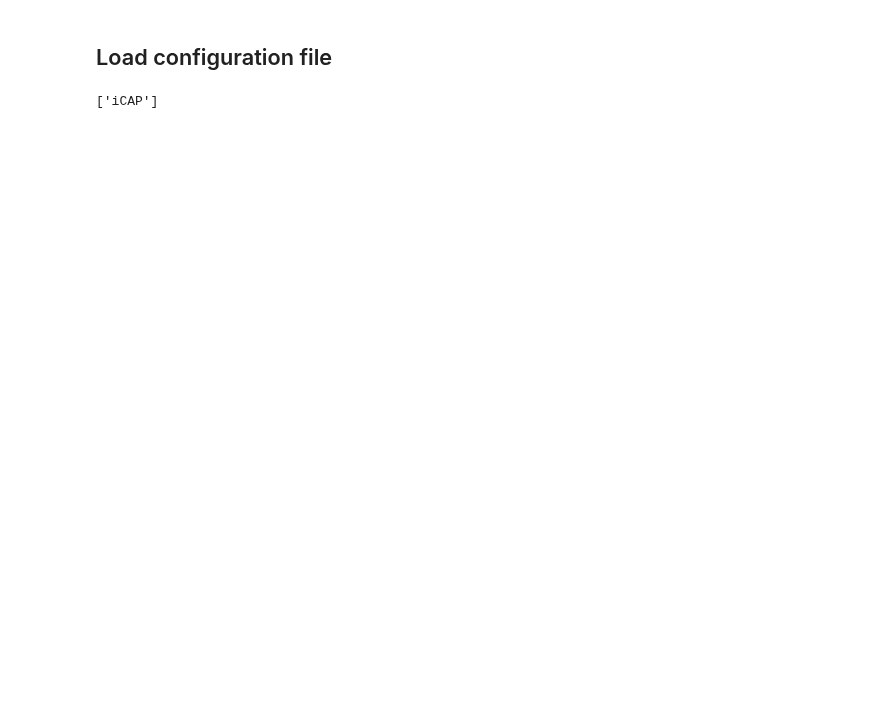
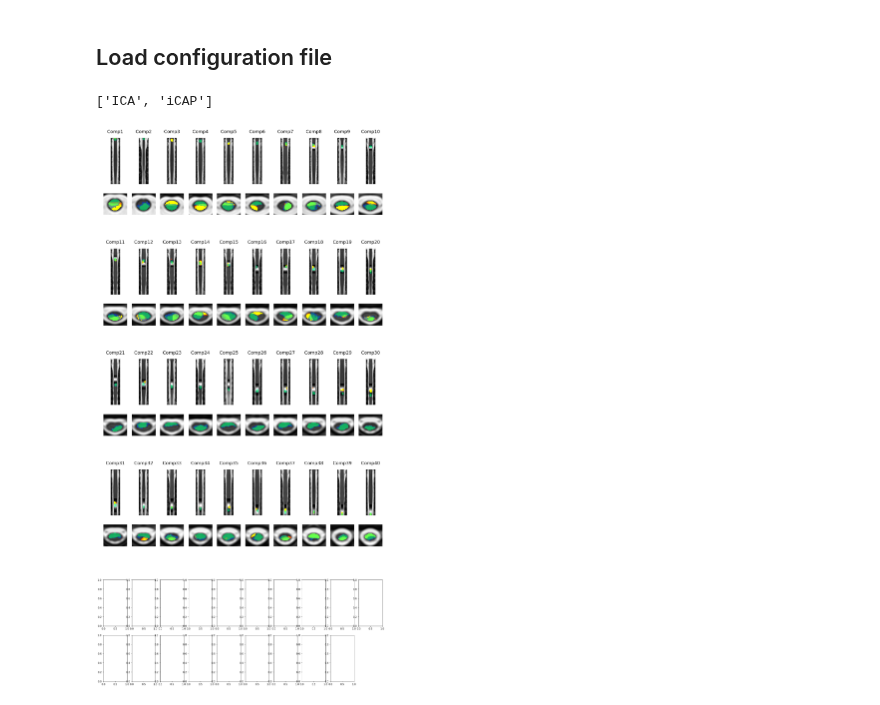
Before and after one commit to NawalK/hc_project_analyses, a Jupyter notebook: notebook/plotting.ipynb, the cells around one changed output. Cells and saved outputs as stored; diff of their text form; code cells hidden in the pictures; blank space fills up the shorter version.

```diff
--- a/notebook/plotting.ipynb
+++ b/notebook/plotting.ipynb
@@ -13,9 +16,13 @@ from plotting import Plotting
 with open('../config/config_CL.json') as config_file:
     config = json.load(config_file)
 # %%
-plotting = Plotting(config,9,['iCAP']) # "'ICA'" or "iCAP" or ['ICA','iCAP']
+plotting = Plotting(config,40,['ICA','iCAP'],show_spinal_levels=False) # "'ICA'" or "iCAP" or ['ICA','iCAP']
 # %% [output]
-['iCAP']
+['ICA', 'iCAP']
+# %%
+plotting.sc_plot(show_spinal_levels=True,k_per_line=10)
+# %% [output]
+[figure, added]
 # %%
 plotting.sc_plot(show_spinal_levels=True)
 # %% [output]
```
Also changed, not shown: parts of 7 cells of this notebook, 1 other file.
